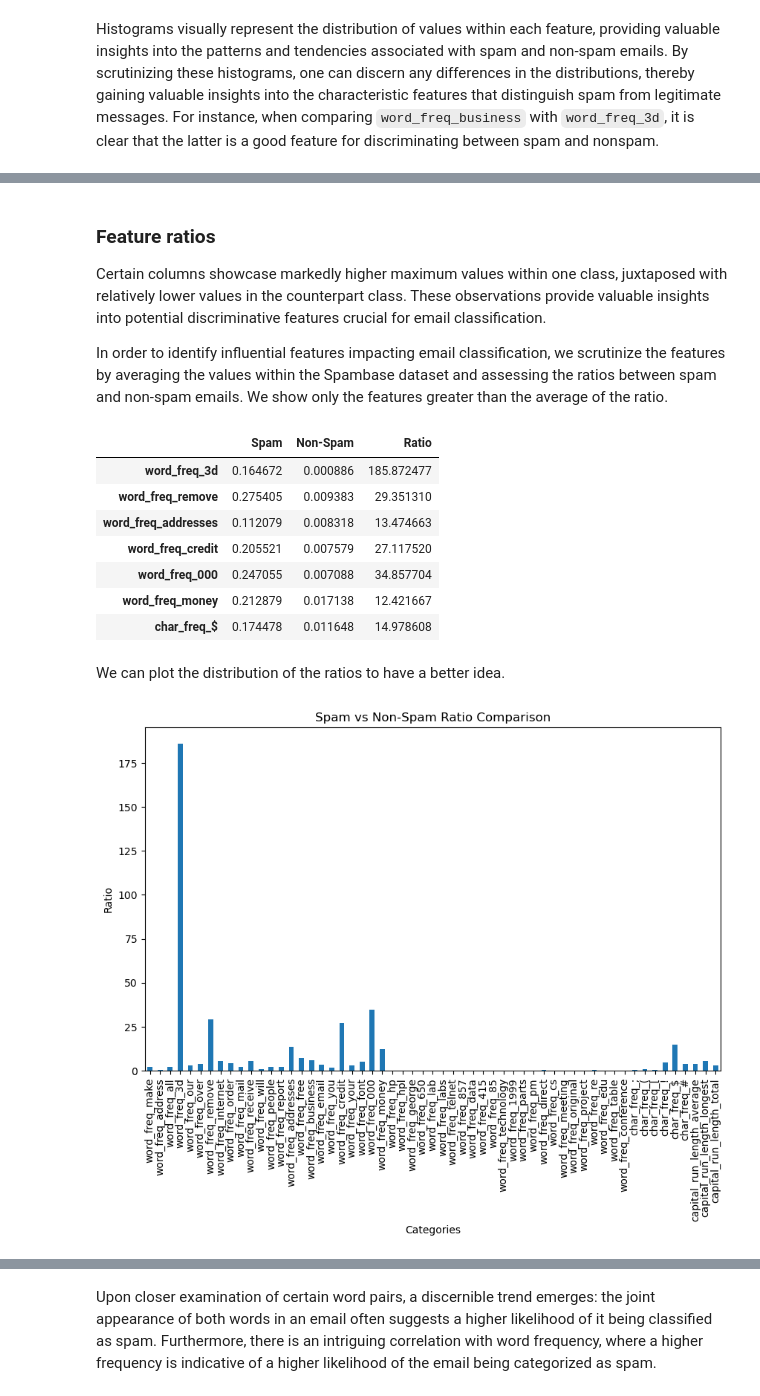
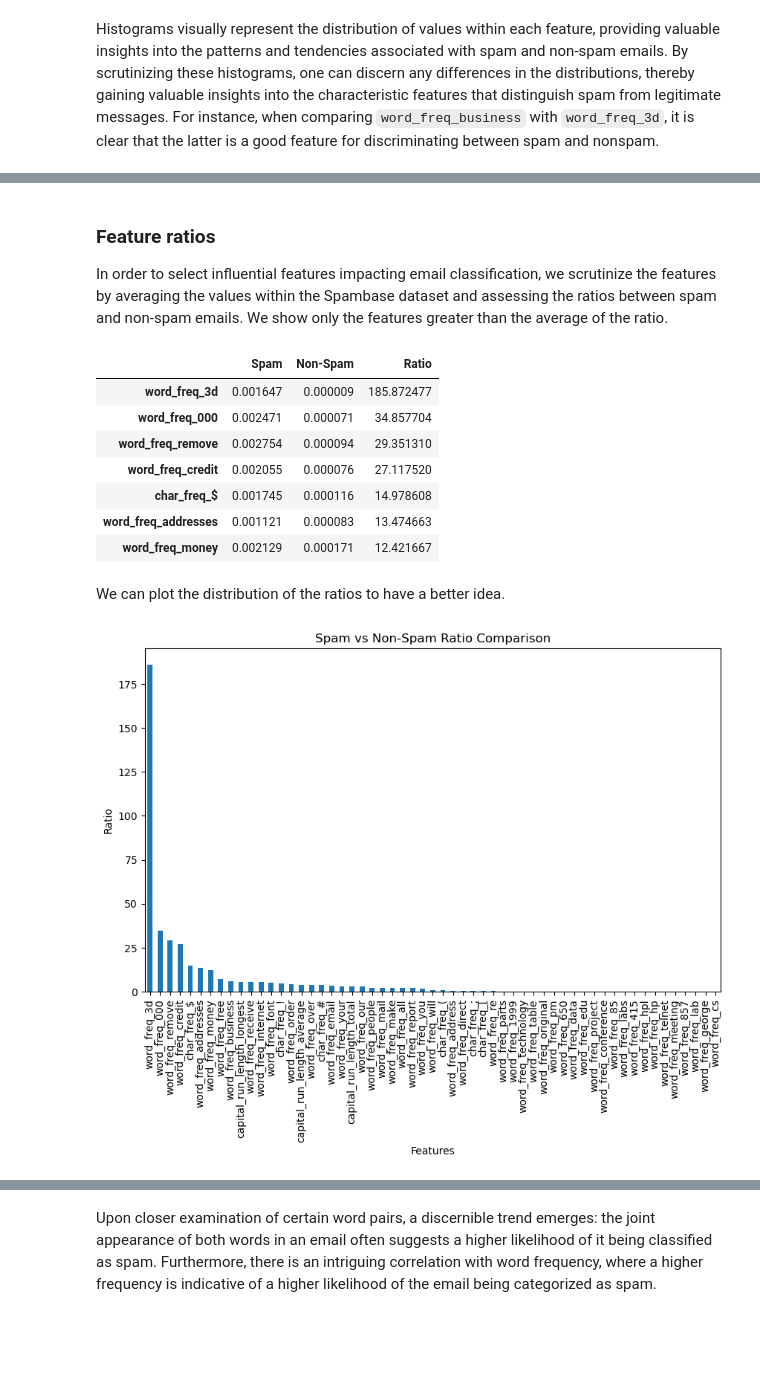
Before and after one commit to rosarioscavo/UCI-Spambase, a Jupyter notebook: uci_spambase.ipynb, the cells around one changed output, grey strips where cells are left out. Cells and saved outputs as stored; diff of their text form; code cells hidden in the pictures; blank space fills up the shorter version.

```diff
--- a/uci_spambase.ipynb
+++ b/uci_spambase.ipynb
@@ -177,0 +210,3 @@ Name: spam, Length: 4601, dtype: bool
+# %%
+data.iloc[:, :-4] /= 100
+data.describe()
@@ -232,48 +305,39 @@ plot_histogram('word_freq_3d', spam, non_spam)
 # %% [markdown]
 ### Feature ratios <a id="feature-ratios"></a>
-
-Certain columns showcase markedly higher maximum values within one class, juxtaposed with relatively lower values in the counterpart class. These observations provide valuable insights into potential discriminative features crucial for email classification.
-
-In order to identify influential features impacting email classification, we scrutinize the features by averaging the values within the Spambase dataset and assessing the ratios between spam and non-spam emails. We show only the features greater than the average of the ratio.
+In order to select influential features impacting email classification, we scrutinize the features by averaging the values within the Spambase dataset and assessing the ratios between spam and non-spam emails. We show only the features greater than the average of the ratio.
 # %%
 spam_mean = spam.mean()
 non_spam_mean = non_spam.mean()
-spam_diff = pd.concat([spam_mean, non_spam_mean, spam_mean/non_spam_mean], axis=1)
-#remove last row (spam column)
+spam_diff = pd.concat(
+    [spam_mean, non_spam_mean, spam_mean/non_spam_mean], axis=1)
+# remove last row (spam column)
 spam_diff = spam_diff[:-1]
 spam_diff.columns = ['Spam', 'Non-Spam', 'Ratio']
+
+spam_diff.sort_values(by='Ratio', ascending=False, inplace=True)
 # %%
 spam_diff_mean = spam_diff['Ratio'].mean()
 selected_spam_diff = spam_diff[spam_diff['Ratio'] > spam_diff_mean]
 selected_spam_diff
 # %% [output]
 |  | Spam | Non-Spam | Ratio |
-| word_freq_3d | 0.164672 | 0.000886 | 185.872477 |
-| word_freq_remove | 0.275405 | 0.009383 | 29.351310 |
-| word_freq_addresses | 0.112079 | 0.008318 | 13.474663 |
-| word_freq_credit | 0.205521 | 0.007579 | 27.117520 |
-| word_freq_000 | 0.247055 | 0.007088 | 34.857704 |
-| word_freq_money | 0.212879 | 0.017138 | 12.421667 |
-| char_freq_$ | 0.174478 | 0.011648 | 14.978608 |
+| word_freq_3d | 0.001647 | 0.000009 | 185.872477 |
+| word_freq_000 | 0.002471 | 0.000071 | 34.857704 |
+| word_freq_remove | 0.002754 | 0.000094 | 29.351310 |
+| word_freq_credit | 0.002055 | 0.000076 | 27.117520 |
+| char_freq_$ | 0.001745 | 0.000116 | 14.978608 |
+| word_freq_addresses | 0.001121 | 0.000083 | 13.474663 |
+| word_freq_money | 0.002129 | 0.000171 | 12.421667 |
 # %% [markdown]
 We can plot the distribution of the ratios to have a better idea.
 # %%
-import matplotlib.pyplot as plt
-
-# Assuming spam_diff is already defined
-
-# Plotting a bar chart
 spam_diff['Ratio'].plot(kind='bar', figsize=(10, 6))
-
-# Adding labels and title
-plt.xlabel('Categories')
+plt.xlabel('Features')
 plt.ylabel('Ratio')
 plt.title('Spam vs Non-Spam Ratio Comparison')
-
-# Displaying the plot
 plt.show()
 # %% [output]
-[figure, old version]
+[figure, new version]
 # %%
 spam_indicators = list(selected_spam_diff.index.values)
 spam_indicators.append('spam')
```
Also changed, not shown: parts of 39 cells of this notebook.
